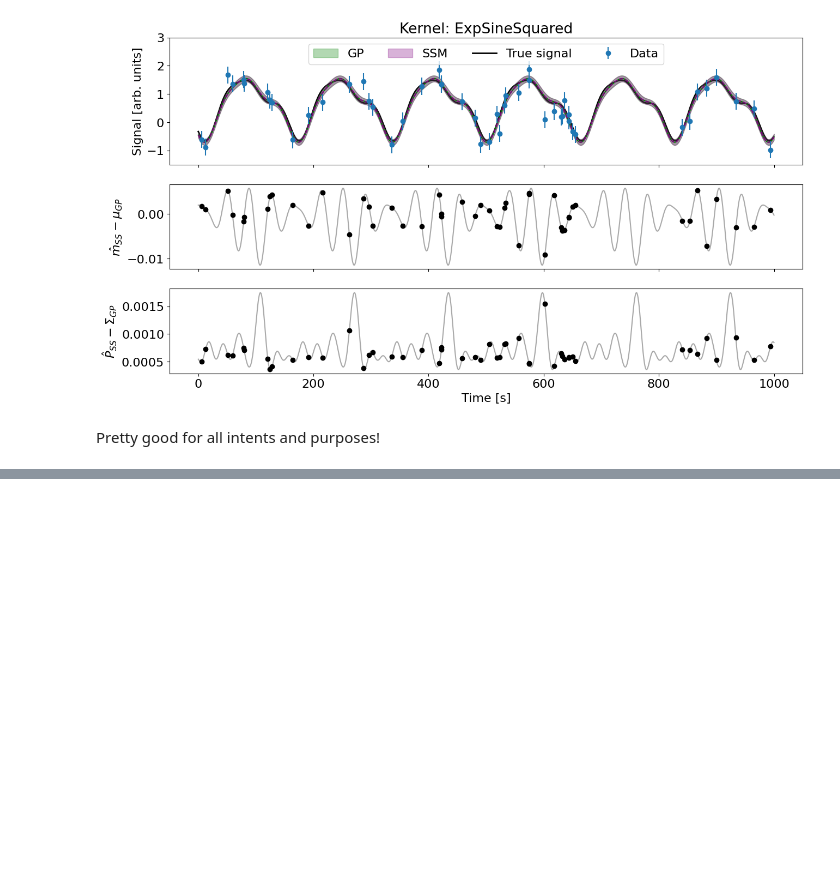
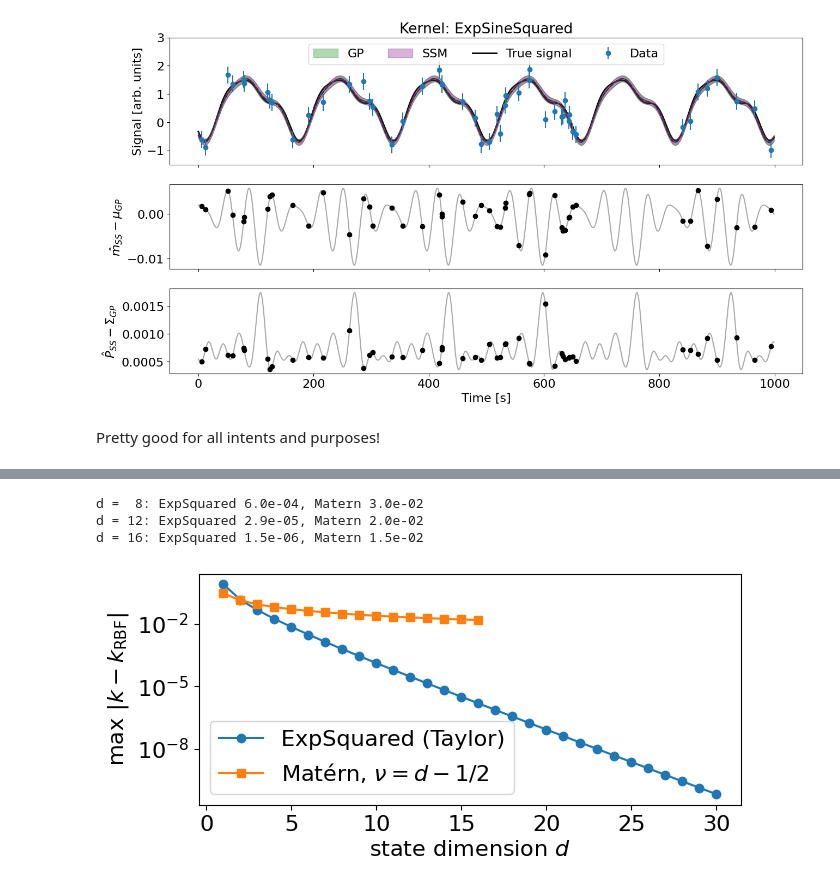
Before and after one commit to smolgp-dev/smolgp, a Jupyter notebook: docs/tutorials/kernels.ipynb, the cells around one changed output, grey strips where cells are left out. Drawn from its saved outputs; the diff is of its cells as text; code cells hidden in the pictures; blank space fills up the shorter version.

```diff
--- a/docs/tutorials/kernels.ipynb
+++ b/docs/tutorials/kernels.ipynb
@@ -486,0 +521,6 @@ Pretty good for all intents and purposes!
+# %%
+kernel = smolgp.kernels.ExpSquared(scale=2.0, sigma=1.5)
+print(f"order {kernel.order}, state dimension {kernel.dimension}, max error {float(kernel.max_error()):.1e}")
+
+for M in [2, 4, 8, 12, 16, 20, 24, 30]:
+    print(f"M = {M:2d}: max error / sigma^2 = {smolgp.kernels.ExpSquared(scale=1.0, order=M).approx.max_error:.1e}")
@@ -486,0 +564,27 @@ Pretty good for all intents and purposes!
+# %%
+ell = 1.0
+dts = jnp.linspace(0, 8 * ell, 2000)
+
+import numpy as np
+def k_of(kernel, dts):
+    return jax.jit(jax.vmap(lambda dt: kernel.evaluate(0.0, dt)))(dts)
+
+k_exact = k_of(tinygp.kernels.ExpSquared(scale=ell), dts)
+
+dims = np.arange(1, 31)
+err_rbf = [float(jnp.max(jnp.abs(k_of(smolgp.kernels.ExpSquared(scale=ell, order=d), dts) - k_exact))) for d in dims]
+dims_matern = np.arange(1, 17)  # the generic Matern is numerically reliable up to d = 16
+err_matern = [float(jnp.max(jnp.abs(k_of(smolgp.kernels.Matern(nu=d - 0.5, scale=ell), dts) - k_exact))) for d in dims_matern]
+
+fig, ax = plt.subplots(figsize=(7, 3))
+ax.semilogy(dims, err_rbf, "o-", label="ExpSquared (Taylor)")
+ax.semilogy(dims_matern, err_matern, "s-", label=r"Matérn, $\nu = d - 1/2$")
+ax.set(xlabel="state dimension $d$", ylabel=r"max $|k - k_{\rm RBF}|$")
+ax.legend();
+for d in [8, 12, 16]:
+    print(f"d = {d:2d}: ExpSquared {err_rbf[d-1]:.1e}, Matern {err_matern[d-1]:.1e}")
+# %% [output]
+d =  8: ExpSquared 6.0e-04, Matern 3.0e-02
+d = 12: ExpSquared 2.9e-05, Matern 2.0e-02
+d = 16: ExpSquared 1.5e-06, Matern 1.5e-02
+[figure, added]
```
Also changed, not shown: parts of 16 cells of this notebook, 5 other files.
